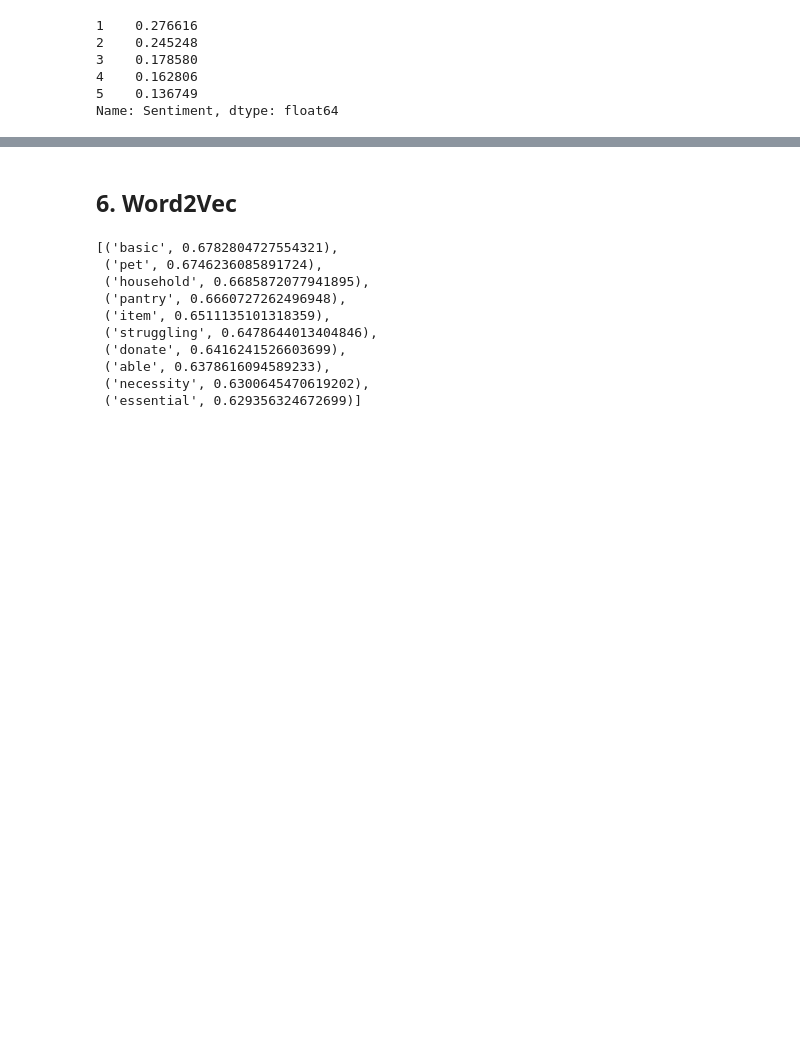
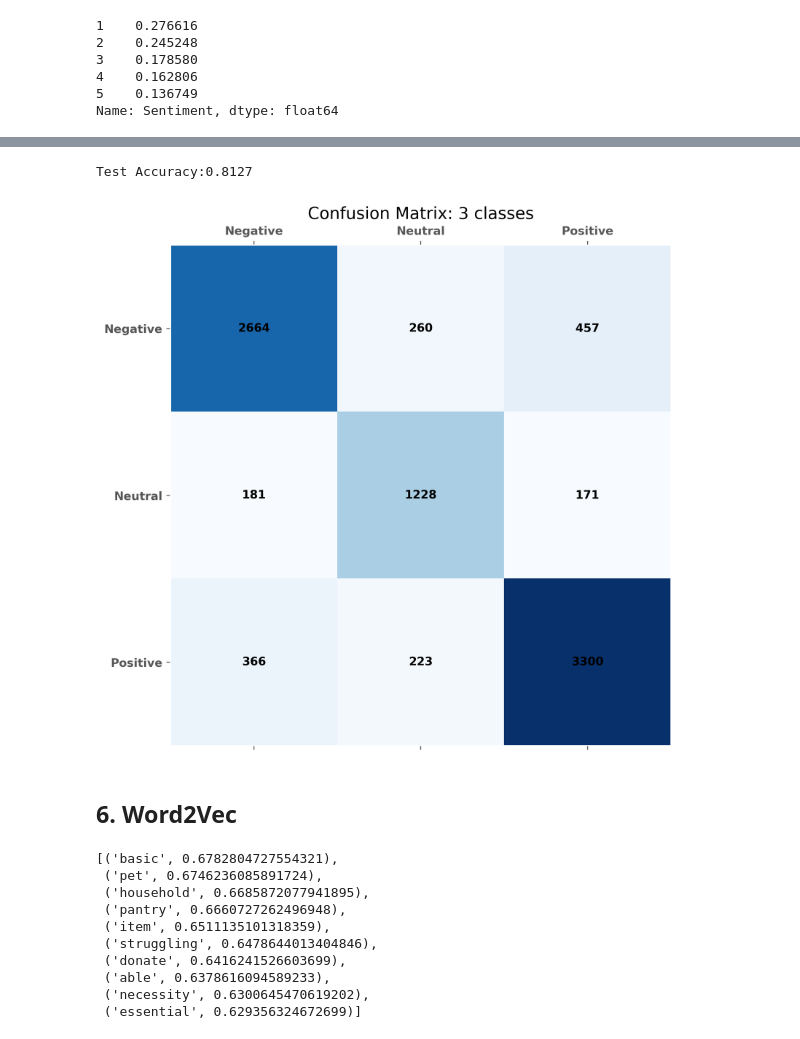
Before and after one commit to JavierLiao/EODS_Project2_Group9, a Jupyter notebook: doc/TweetNLP.ipynb, the cells around one changed output, grey strips where cells are left out. Saved outputs shown, nothing was run; the diff lists cells and outputs as text; code cells hidden in the pictures; blank space fills up the shorter version.

```diff
--- a/doc/TweetNLP.ipynb
+++ b/doc/TweetNLP.ipynb
@@ -364,3 +515,34 @@ Accuracy Score:0.60
+# %%
+## 200 estimators and default learning rate
+
+pipe_lgbc_3 = Pipeline([
+    ('tfidf', TfidfVectorizer(min_df=10, max_df=.3)),
+    ('lgbc', LGBMClassifier(n_estimators=200, n_jobs=-1, random_state=42))
+])
+
+pipe_lgbc_3.fit(tweet_train_3, y_train_3)
+y_predict_3 = pipe_lgbc_3.predict(tweet_test_3)
+print(f'Test Accuracy:{accuracy_score(y_test_3, y_predict_3):.4f}')
+my_cmap = cm.get_cmap('Blues')
+fig, ax = plt.subplots(1,1, figsize = (8,8), dpi = 320)
+conf_mx = confusion_matrix(y_test_3, y_predict_3)
+ax.matshow(conf_mx, cmap = my_cmap)
+# Loop over data dimensions and create text annotations.
+for i in range(3):
+    for j in range(3):
+        text = ax.text(j, i, conf_mx[i, j],
+                ha = "center",
+                va = "center",
+                color = "black"
+            )
+ax.grid(False)
+ax.set_xticks(np.arange(3), labels = ["Negative", "Neutral", "Positive"])
+ax.set_yticks(np.arange(3), labels = ["Negative", "Neutral", "Positive"])
+ax.set_title("Confusion Matrix: 3 classes")
+plt.show()
+# %% [output]
+Test Accuracy:0.8127
+[figure, added]
 # %% [markdown]
 ## 6. Word2Vec
 # %%
```
Also changed, not shown: parts of 10 cells of this notebook.
